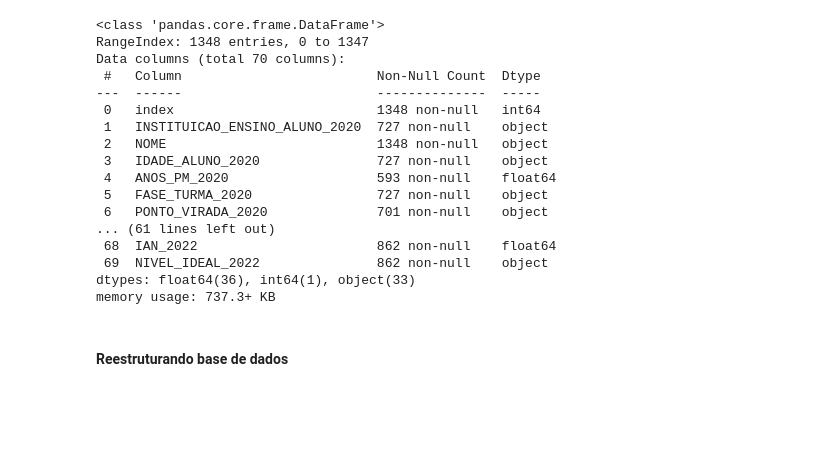
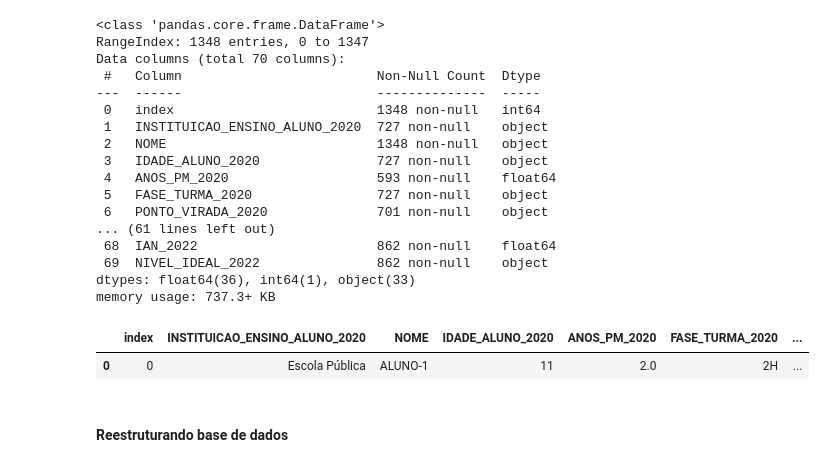
Before and after one commit to jorgeplatero/postech_techchallenge_fase_5, a Jupyter notebook: techchallenge_fase_5.ipynb, the cells around one changed output. Cells and saved outputs as stored; diff of their text form; code cells hidden in the pictures; blank space fills up the shorter version.

```diff
--- a/techchallenge_fase_5.ipynb
+++ b/techchallenge_fase_5.ipynb
@@ -332,6 +332,11 @@ Data columns (total 70 columns):
  69  NIVEL_IDEAL_2022               862 non-null    object
 dtypes: float64(36), int64(1), object(33)
 memory usage: 737.3+ KB
+# %%
+df[df['NOME'] == 'ALUNO-1']
+# %% [output]
+|  | index | INSTITUICAO_ENSINO_ALUNO_2020 | NOME | IDADE_ALUNO_2020 | ANOS_PM_2020 | FASE_TURMA_2020 | ... |
+| 0 | 0 | Escola Pública | ALUNO-1 | 11 | 2.0 | 2H | ... |
 # %% [markdown]
 #### Reestruturando base de dados
 # %%
```
Also changed, not shown: parts of 5 cells of this notebook, 1 other file.
